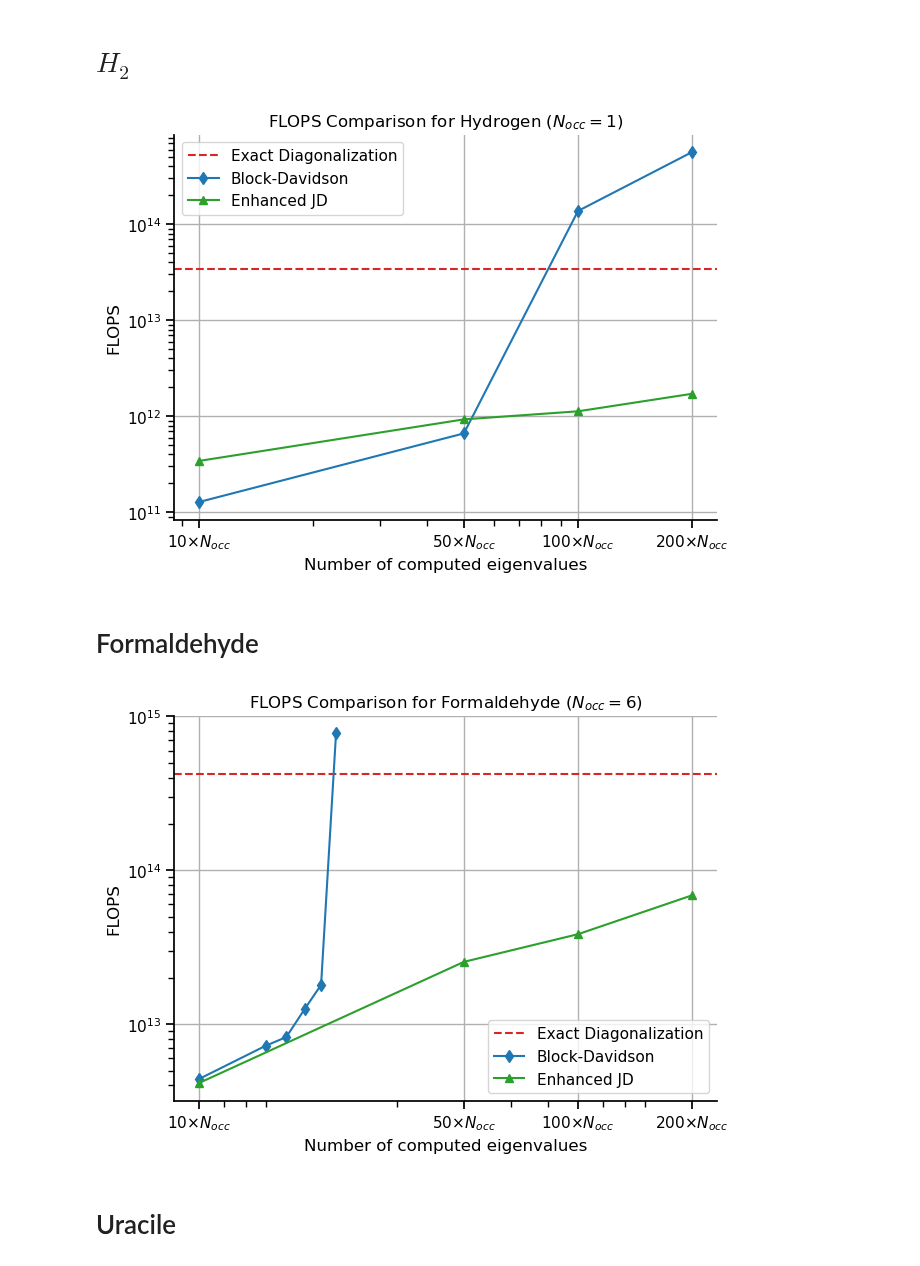
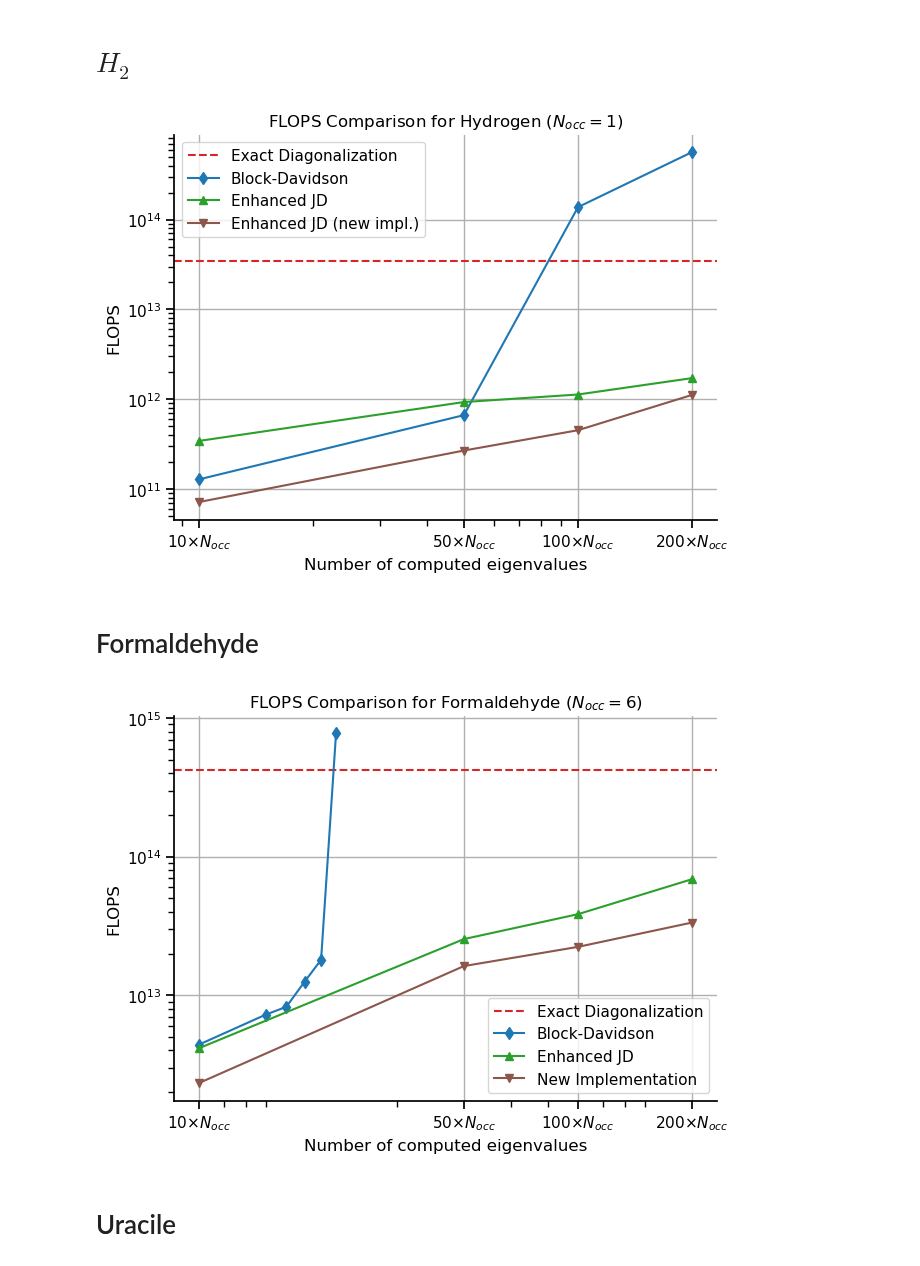
Before and after one commit to framere/Final_codes_MA, a Jupyter notebook: Results_plots/results_final.ipynb, the cells around one changed output. Drawn from its saved outputs; the diff is of its cells as text; code cells hidden in the pictures.

```diff
--- a/Results_plots/results_final.ipynb
+++ b/Results_plots/results_final.ipynb
@@ -36,33 +36,37 @@ FLOPS_8_BD = np.array([127689696180, 662860224900, 137527449849000, 565044490819
 
 # Block JD flops
 FLOPS_8_JD = np.array([2060487752588, 3229146169698, 4731214902594, 8278518451500, 17761714631160, 36397959365280])
+
+# new implementation
+FLOPS_beta25_impl1 = np.array([71381572176, 267402005934, 450561598598, 1114613230262])
 # %%
 plt.figure(figsize=(7, 5))
 plt.axhline(y=Exact_diago, color=colors[3], linestyle='--', label='Exact Diagonalization')
 plt.plot(ls, FLOPS_8_BD, marker='d', label='Block-Davidson', color=colors[0])
 # plt.plot(N_JD, FLOPS_8_JD, marker='x', label='Block JD', color=colors[4])
 # plt.plot(ls, FLOPS_25_def_std, marker='o', label='EnhDav standard', color=colors[0])
 # plt.plot(ls, FLOPS_25_def_new, marker='s', label='fix EnhJD', color=colors[1])
 plt.plot(ls, FLOPS_25_def_new_impl, marker='^', label='Enhanced JD', color=colors[2]) #'Adaptive EnhJD'
+plt.plot(ls, FLOPS_beta25_impl1, marker='v', label='Enhanced JD (new impl.)', color=colors[5])
 
 plt.xscale('log')
 plt.yscale('log')
 plt.xlabel('Number of computed eigenvalues')
 plt.ylabel('FLOPS')
 
 xticks = np.array([10, 50, 100, 200]) * N_occ
 # Create labels: one line for nev, second line for multiplier
 xtick_labels = [f"{mult}×$N_{{occ}}$" for nev, mult in zip(xticks, [10, 50, 100, 200])]
 plt.xticks(xticks, xtick_labels)
 plt.title(r'FLOPS Comparison for Hydrogen (${N_{occ}} = 1$)')
 plt.legend()
 plt.grid(True)
 sns.despine()
 # plt.tight_layout()
 plt.savefig('FLOPS_comparison_Hydrogen.pdf')
 plt.show()
 # %% [output]
-[figure, old version]
+[figure, new version]
 # %% [markdown]
 # Formaldehyde
 # %%
@@ -96,6 +103,7 @@ plt.plot(N_block, FLOPS_8, marker='d', label='Block-Davidson', color=colors[0])
 # plt.plot(N_defl, FLOPS_25_def, marker='o', label='EnhDav standard', color=colors[0])
 # plt.plot(N_defl, FLOPS_beta25, marker='s', label='fix EnhJD', color=colors[1])
 plt.plot(N_defl, FLOPS_beta25_impl1, marker='^', label='Enhanced JD', color=colors[2])
+plt.plot(N_defl, FLOPS_new, marker='v', label='New Implementation', color=colors[5])
 
 plt.xscale('log')
 plt.yscale('log')
@@ -113,7 +121,7 @@ sns.despine()
 plt.savefig('FLOPS_comparison_Formaldehyde.pdf')
 plt.show()
 # %% [output]
-[figure, old version]
+[figure, new version]
 # %% [markdown]
 # Uracile
 # %%
```
Also changed, not shown: parts of 3 cells of this notebook, 3 other files.
